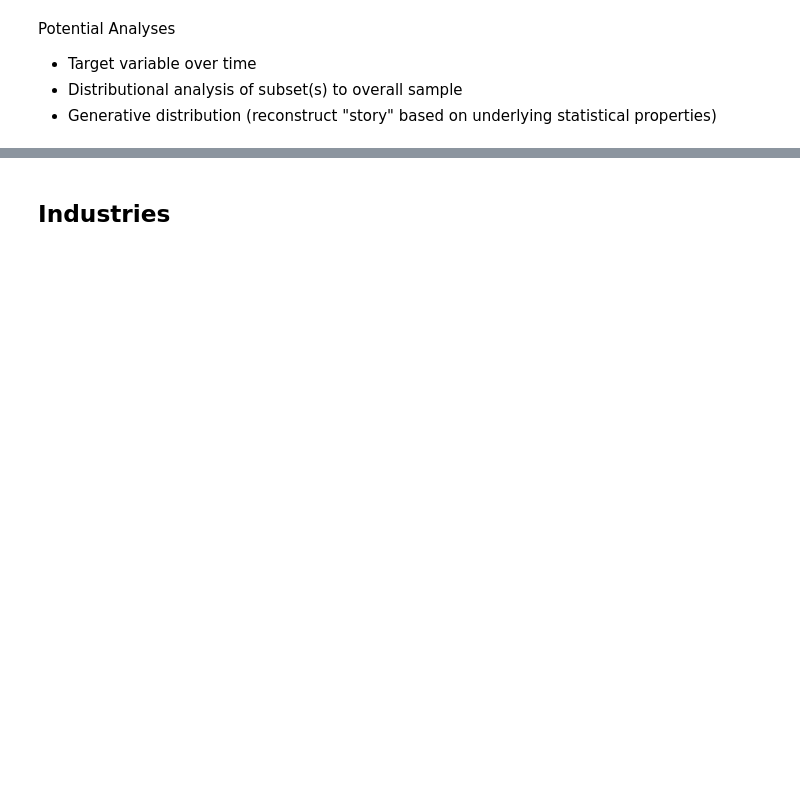
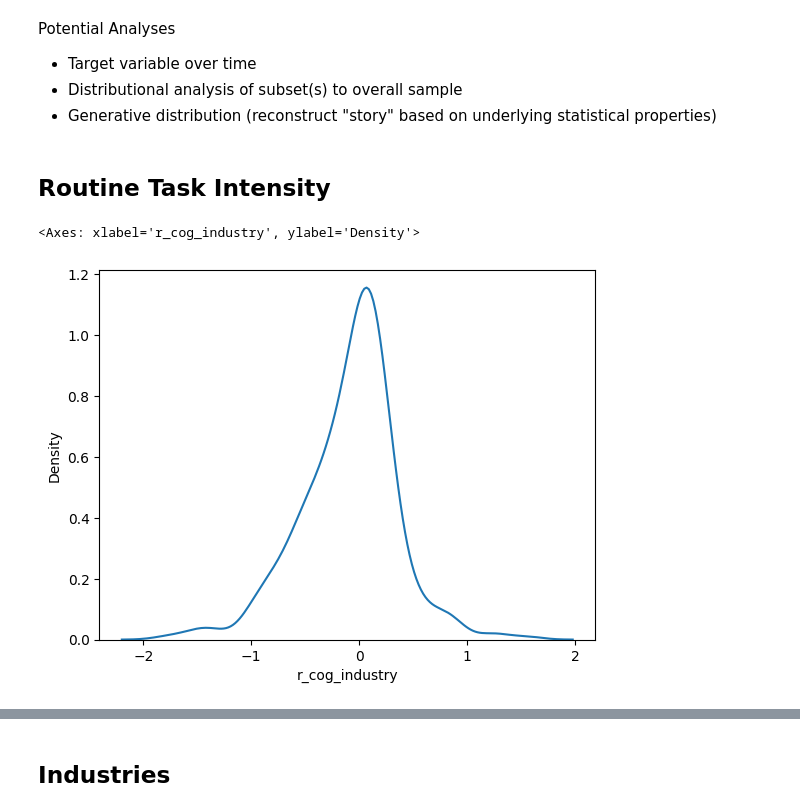
Before and after one commit to jcanedy/retrainability-index, a Jupyter notebook: notebooks/analyze_index_data.ipynb, the cells around one changed output, grey strips where cells are left out. Drawn from its saved outputs; the diff is of its cells as text; code cells hidden in the pictures; blank space fills up the shorter version.

```diff
--- a/notebooks/analyze_index_data.ipynb
+++ b/notebooks/analyze_index_data.ipynb
@@ -9,3 +9,13 @@ import polars as pl
 import pandas as pd
 import seaborn as sns
 import numpy as np
+# %% [markdown]
+## Routine Task Intensity
+# %%
+df_rti_industries = pd.read_parquet("../data/processed/routine_task_intensity/routine_task_intensity_industry.parquet")
+df_rti_subsector = pd.read_parquet("../data/processed/routine_task_intensity/routine_task_intensity_subsector.parquet")
+# %%
+sns.kdeplot(df_rti_industries["r_cog_industry"])
+# %% [output]
+<Axes: xlabel='r_cog_industry', ylabel='Density'>
+[figure, added]
```
Also changed, not shown: parts of 14 cells of this notebook, 4 other files.
